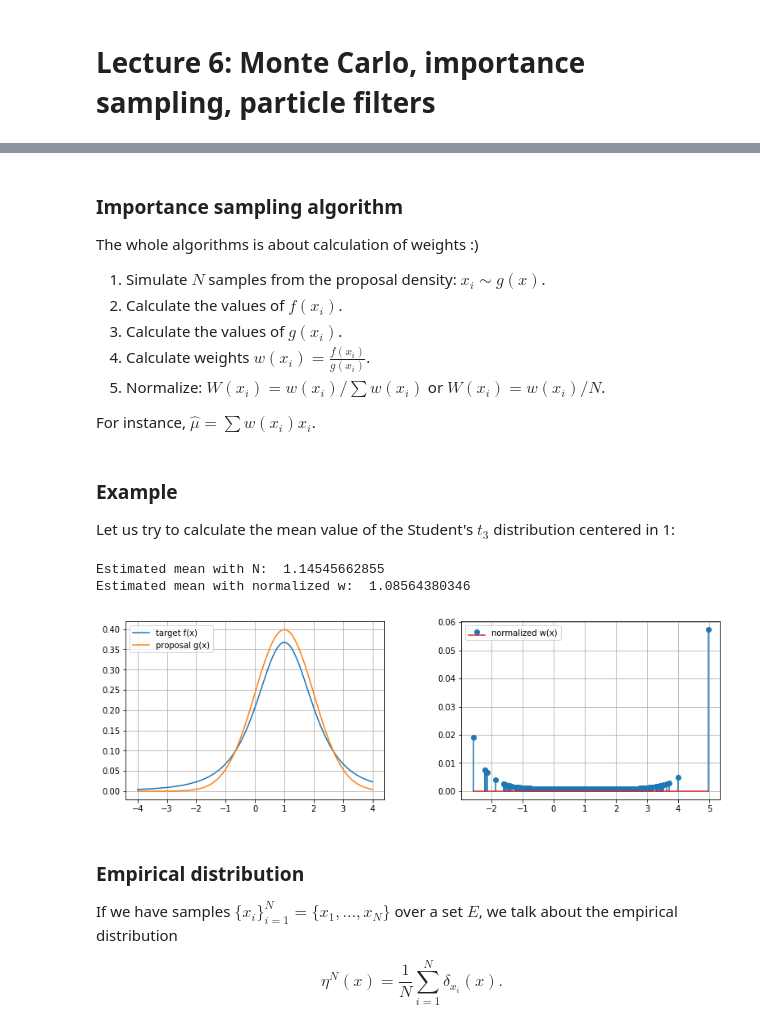
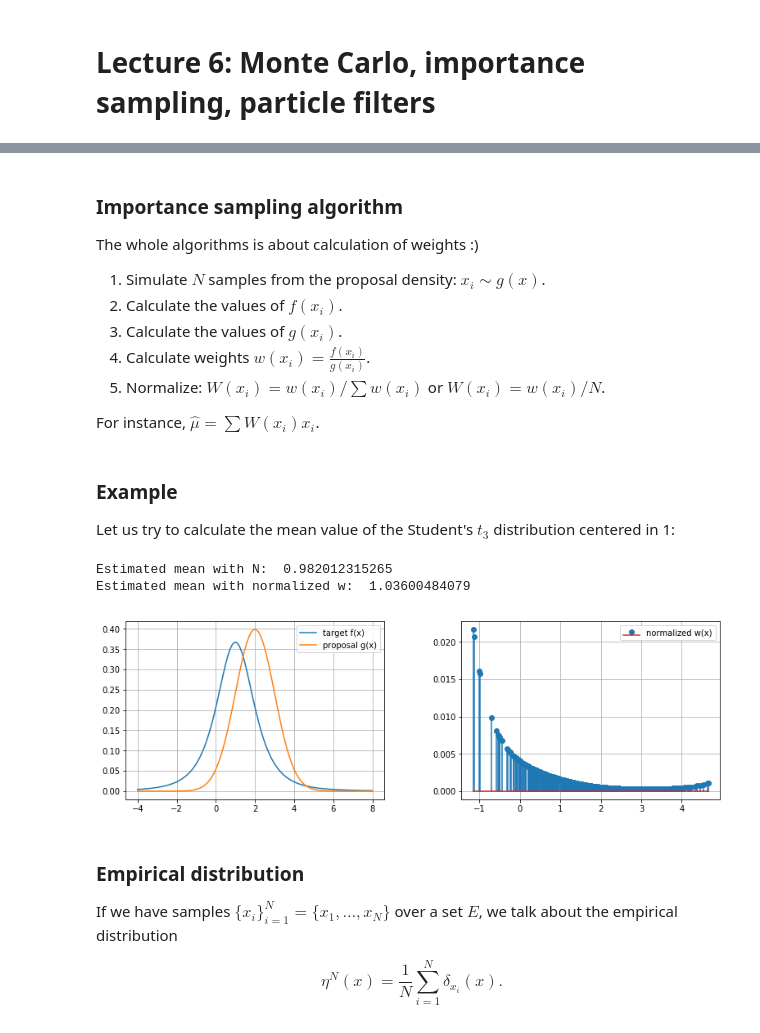
Before and after one commit to kai-wren/BM, a Jupyter notebook: lectures/6_lecture.ipynb, the cells around one changed output, grey strips where cells are left out. Drawn from its saved outputs; the diff is of its cells as text; code cells hidden in the pictures.

```diff
--- a/lectures/6_lecture.ipynb
+++ b/lectures/6_lecture.ipynb
@@ -64,7 +64,7 @@ The whole algorithms is about calculation of weights :)
    4. Calculate weights $w(x_i) = \frac{f(x_i)}{g(x_i)}$.
    5. Normalize: $W(x_i) = w(x_i)/\sum w(x_i)$ or $W(x_i)=w(x_i)/N$.
 
-For instance, $\hat{\mu} = \sum w(x_i) x_i$.
+For instance, $\hat{\mu} = \sum W(x_i) x_i$.
 # %% [markdown]
 ### Example
 
@@ -75,40 +75,40 @@ import matplotlib.pylab as plt
 from scipy.stats import norm, uniform, t
 
 nsamples = 1000    ### Number of samples
-proposal_loc = 1  ### Mean of normal proposal
+proposal_loc = 2  ### Mean of normal proposal
 proposal_std = 1  ### St. deviation of normal proposal
 
 # Target - t distribution
 def target_pdf(x):
     return t.pdf(x, df=3, loc=1)
 
 samples_x = norm.rvs(loc=proposal_loc, scale=proposal_std, size=nsamples)
 
 fx = target_pdf(samples_x)
 gx = norm.pdf(samples_x, loc=proposal_loc, scale=proposal_std)
 
 weights = fx/gx
 weights_normalized = weights/weights.sum()
 
 mean = np.mean(samples_x * weights)
 mean_normalized = np.sum(samples_x * weights_normalized)
 print('Estimated mean with N: ', mean)
 print('Estimated mean with normalized w: ', mean_normalized)
 
 plt.figure(figsize=(13,4))
 plt.subplot(121)
-x = np.linspace(-4, 4, 100)
+x = np.linspace(-4, 8, 100)
 plt.plot(x, target_pdf(x), label='target f(x)')
 plt.plot(x, norm.pdf(x, loc=proposal_loc, scale=proposal_std), label='proposal g(x)')
 plt.legend()
 plt.subplot(122)
 plt.stem(samples_x, weights_normalized, label='normalized w(x)')
 plt.legend()
 plt.show()
 # %% [output]
-Estimated mean with N:  1.14545662855
-Estimated mean with normalized w:  1.08564380346
+Estimated mean with N:  0.982012315265
+Estimated mean with normalized w:  1.03600484079
-[figure, old version]
+[figure, new version]
 # %% [markdown]
 ### Empirical distribution
 
```
Also changed, not shown: parts of 2 cells of this notebook, 2 other files.
